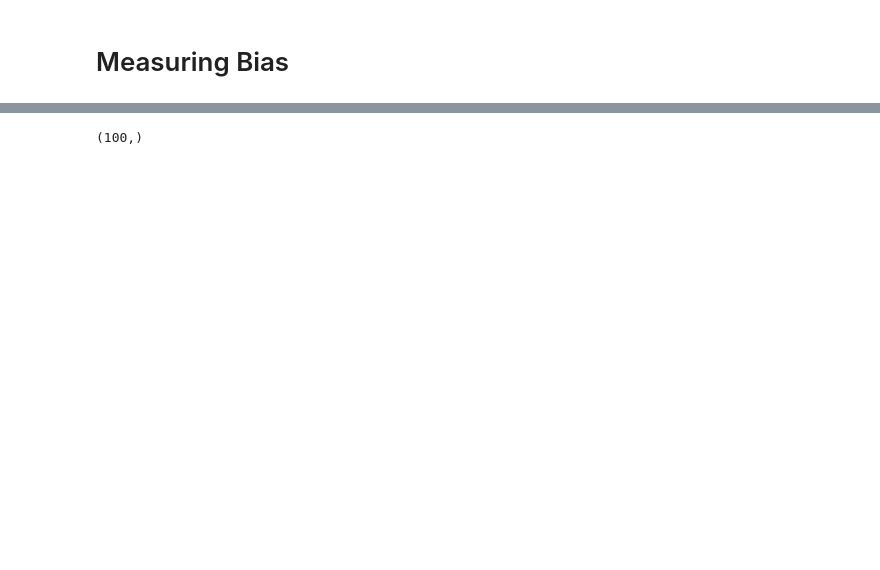
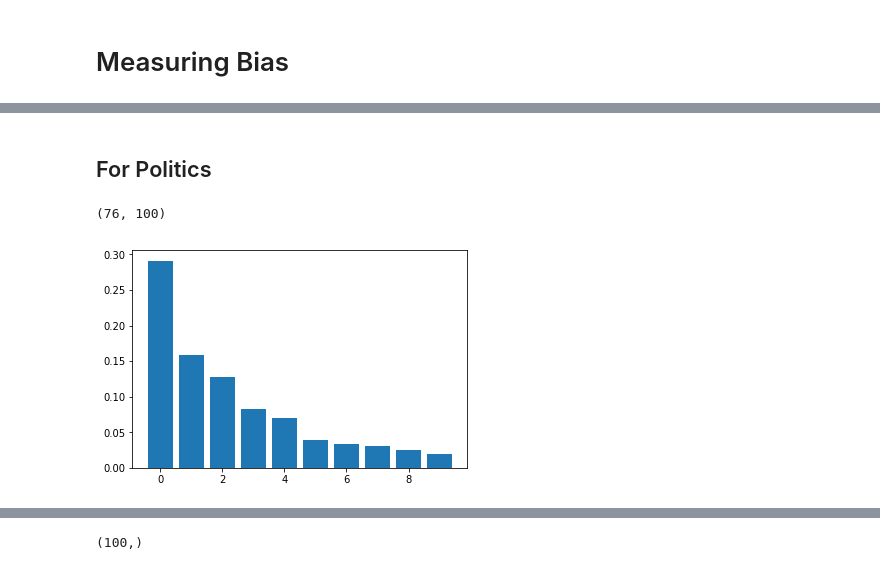
Before and after one commit to mjiang9/COS497, a Jupyter notebook: Thesis.ipynb, the cells around one changed output, grey strips where cells are left out. Cells and saved outputs as stored; diff of their text form; code cells hidden in the pictures; blank space fills up the shorter version.

```diff
--- a/Thesis.ipynb
+++ b/Thesis.ipynb
@@ -281,0 +338,4 @@ simple_preprocess(politics[10].text)[:10] # lowercasing, de-punctuation
+# %%
+def getw2v(category, s):
+    docs = [simple_preprocess(t.text) for t in category]
+    return Word2Vec(docs, size=s)
@@ -281,0 +372,4 @@ simple_preprocess(politics[10].text)[:10] # lowercasing, de-punctuation
+# %%
+t = time.process_time()
+m_pol = getw2v(politics)
+time.process_time() - t
@@ -390,0 +682,22 @@ pairs = list(map(lambda x: [x[0].lower(), x[1].lower()], pairs))
+# %% [markdown]
+## For Politics
+# %%
+def getg(m):
+    matrix = []
+    for a, b in pairs:
+        if a not in m.wv.vocab or b not in m.wv.vocab:
+            continue
+        center = (m.wv.get_vector(a) + m.wv.get_vector(b))/2
+        matrix.append(m.wv.get_vector(a) - center)
+        matrix.append(m.wv.get_vector(b) - center)
+    matrix = np.array(matrix)
+    p = PCA(n_components = 10)
+    p.fit(matrix)
+    bar(range(10), p.explained_variance_ratio_)
+    print(matrix.shape)
+    return p.components_[0]
+# %%
+g_pol2 = getg(m_pol)
+# %% [output]
+(76, 100)
+[figure, added]
```
Also changed, not shown: parts of 145 cells of this notebook.
